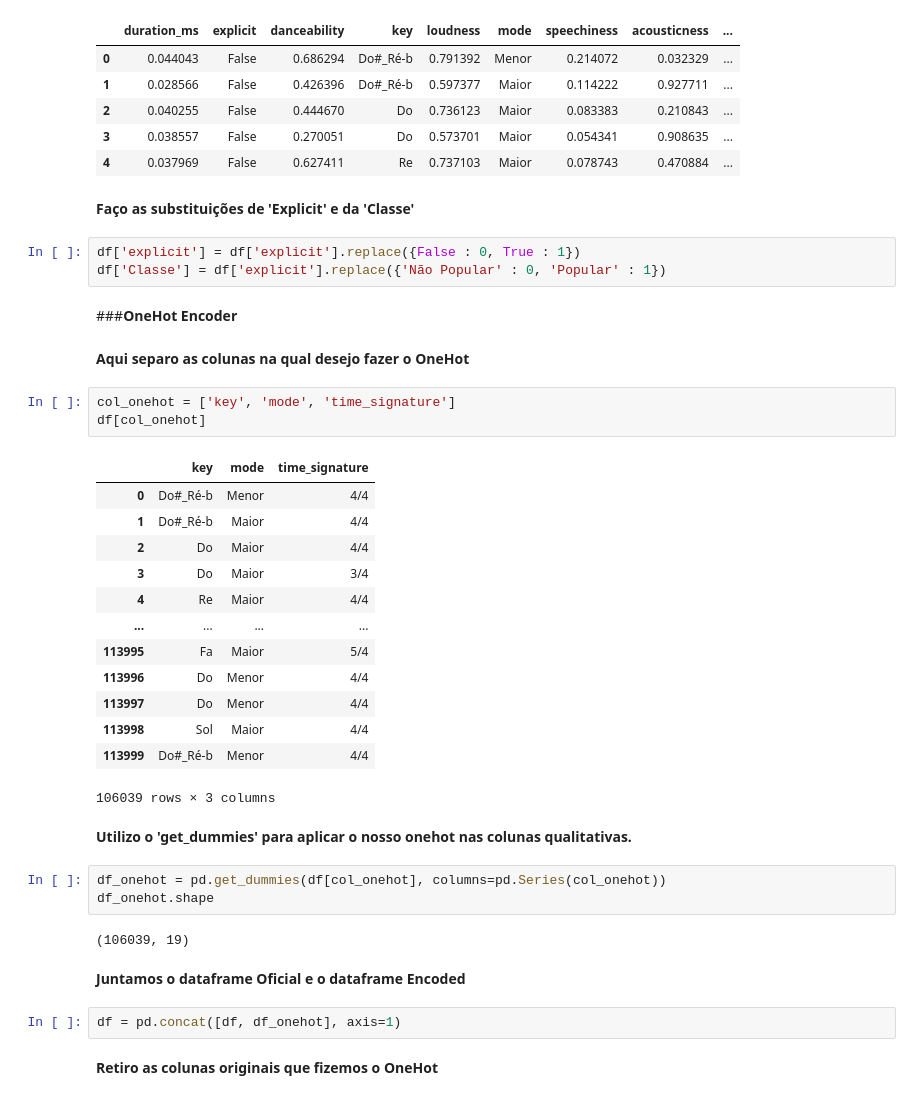
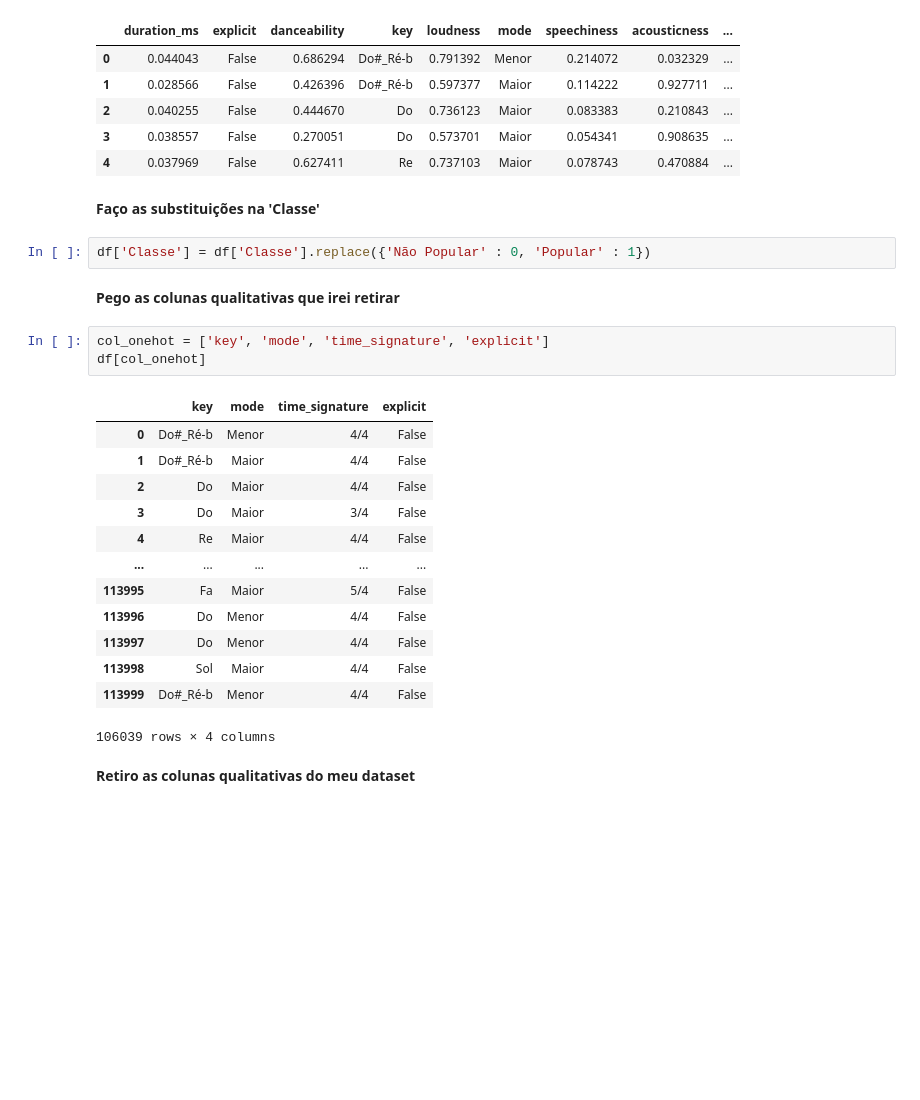
Before and after one commit to SamG1002/SpotifyML, a Jupyter notebook: 7dayscode.ipynb, the cells around one changed output. Saved outputs shown, nothing was run; the diff lists cells and outputs as text; blank space fills up the shorter version.

```diff
--- a/7dayscode.ipynb
+++ b/7dayscode.ipynb
@@ -462,44 +470,30 @@ df.head()
 | 3 | 0.038557 | False | 0.270051 | Do | 0.573701 | Maior | 0.054341 | 0.908635 | ... |
 | 4 | 0.037969 | False | 0.627411 | Re | 0.737103 | Maior | 0.078743 | 0.470884 | ... |
 # %% [markdown]
-**Faço as substituições de 'Explicit' e da 'Classe'**
+**Faço as substituições na 'Classe'**
 # %%
-df['explicit'] = df['explicit'].replace({False : 0, True : 1})
-df['Classe'] = df['explicit'].replace({'Não Popular' : 0, 'Popular' : 1})
+df['Classe'] = df['Classe'].replace({'Não Popular' : 0, 'Popular' : 1})
-# %% [markdown]
-###**OneHot Encoder**
-# %% [markdown]
-**Aqui separo as colunas na qual desejo fazer o OneHot**
+# %% [markdown]
+**Pego as colunas qualitativas que irei retirar**
 # %%
-col_onehot = ['key', 'mode', 'time_signature']
+col_onehot = ['key', 'mode', 'time_signature', 'explicit']
 df[col_onehot]
 # %% [output]
-|  | key | mode | time_signature |
-| 0 | Do#_Ré-b | Menor | 4/4 |
-| 1 | Do#_Ré-b | Maior | 4/4 |
-| 2 | Do | Maior | 4/4 |
-| 3 | Do | Maior | 3/4 |
-| 4 | Re | Maior | 4/4 |
-| ... | ... | ... | ... |
-| 113995 | Fa | Maior | 5/4 |
-| 113996 | Do | Menor | 4/4 |
-| 113997 | Do | Menor | 4/4 |
-| 113998 | Sol | Maior | 4/4 |
-| 113999 | Do#_Ré-b | Menor | 4/4 |
+|  | key | mode | time_signature | explicit |
+| 0 | Do#_Ré-b | Menor | 4/4 | False |
+| 1 | Do#_Ré-b | Maior | 4/4 | False |
+| 2 | Do | Maior | 4/4 | False |
+| 3 | Do | Maior | 3/4 | False |
+| 4 | Re | Maior | 4/4 | False |
+| ... | ... | ... | ... | ... |
+| 113995 | Fa | Maior | 5/4 | False |
+| 113996 | Do | Menor | 4/4 | False |
+| 113997 | Do | Menor | 4/4 | False |
+| 113998 | Sol | Maior | 4/4 | False |
+| 113999 | Do#_Ré-b | Menor | 4/4 | False |
-106039 rows × 3 columns
+106039 rows × 4 columns
-# %% [markdown]
-**Utilizo o 'get_dummies' para aplicar o nosso onehot nas colunas qualitativas.**
-# %%
-df_onehot = pd.get_dummies(df[col_onehot], columns=pd.Series(col_onehot))
-df_onehot.shape
-# %% [output]
-(106039, 19)
-# %% [markdown]
-**Juntamos o dataframe Oficial e o dataframe Encoded**
-# %%
-df = pd.concat([df, df_onehot], axis=1)
 # %% [markdown]
-**Retiro as colunas originais que fizemos o OneHot**
+**Retiro as colunas qualitativas do meu dataset**
 # %%
 df = df.drop(col_onehot, axis=1)
 df.head()
```
Also changed, not shown: parts of 42 cells of this notebook.
